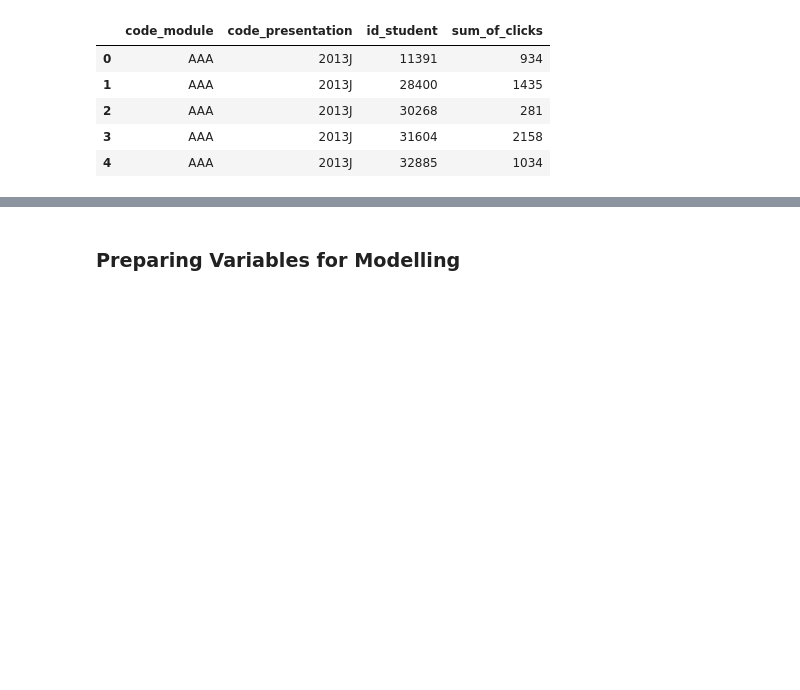
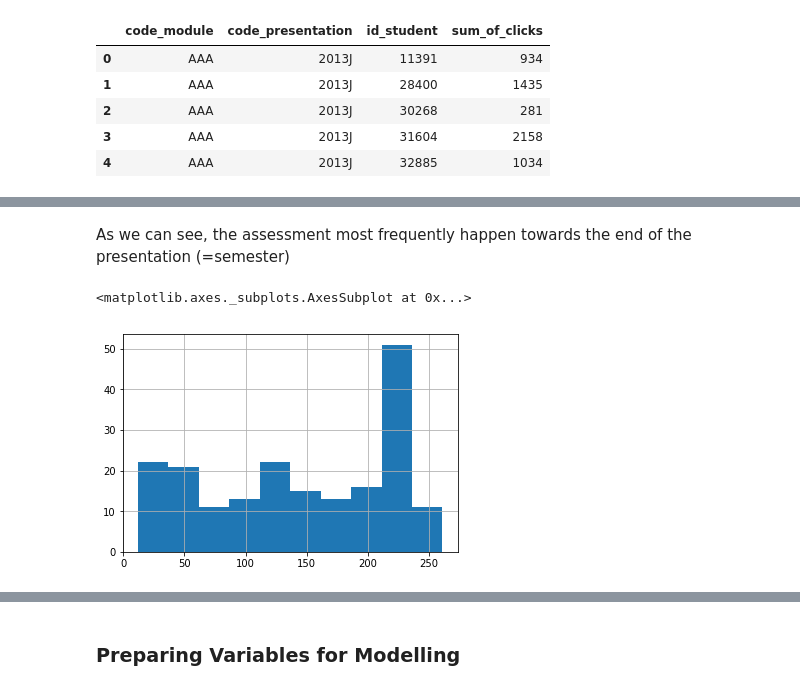
Before and after one commit to nikolholicka/curriculum, a Jupyter notebook: mod6/project_ideas/project_idea_2-Copy1.ipynb, the cells around one changed output, grey strips where cells are left out. Saved outputs shown, nothing was run; the diff lists cells and outputs as text; code cells hidden in the pictures; blank space fills up the shorter version.

```diff
--- a/mod6/project_ideas/project_idea_2-Copy1.ipynb
+++ b/mod6/project_ideas/project_idea_2-Copy1.ipynb
@@ -347,0 +326,3 @@ Distribution of clicks:
+# %%
+#obtaining the assessments table
+df_as = pd.read_csv('data/assessments.csv')
@@ -347,0 +344,7 @@ Distribution of clicks:
+# %% [markdown]
+As we can see, the assessment most frequently happen towards the end of the presentation (=semester)
+# %%
+df_as.date.hist()
+# %% [output]
+<matplotlib.axes._subplots.AxesSubplot at 0x...>
+[figure, added]
```
Also changed, not shown: parts of 145 cells of this notebook, 2 other files.
